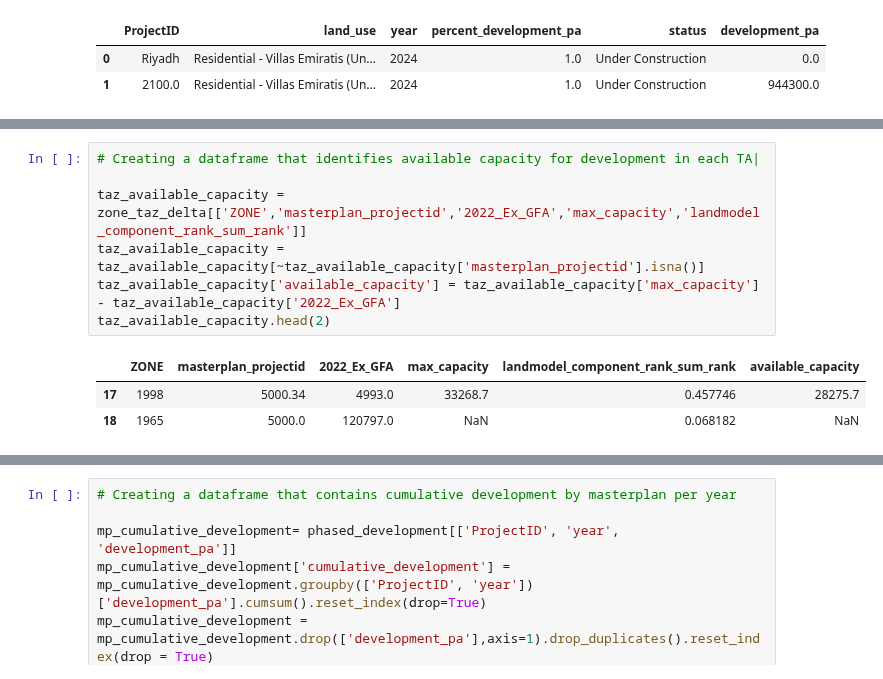
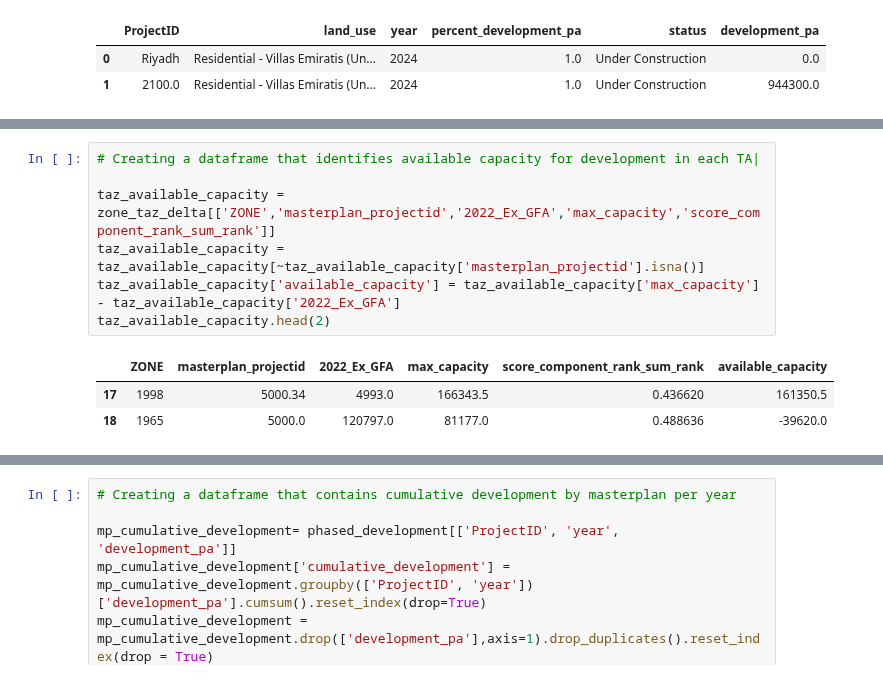
Before and after one commit to BuroHappoldLegacySoup/PlanCapitalLandModel, a Jupyter notebook: MP to TAZ Pipeline.ipynb, the cells around one changed output, grey strips where cells are left out. Drawn from its saved outputs; the diff is of its cells as text.

```diff
--- a/MP to TAZ Pipeline.ipynb
+++ b/MP to TAZ Pipeline.ipynb
@@ -97,14 +104,14 @@ See the caveats in the documentation: https://pandas.pydata.org/pandas-docs/stab
 # %%
 # Creating a dataframe that identifies available capacity for development in each TA|
 
-taz_available_capacity = zone_taz_delta[['ZONE','masterplan_projectid','2022_Ex_GFA','max_capacity','landmodel_component_rank_sum_rank']]
+taz_available_capacity = zone_taz_delta[['ZONE','masterplan_projectid','2022_Ex_GFA','max_capacity','score_component_rank_sum_rank']]
 taz_available_capacity = taz_available_capacity[~taz_available_capacity['masterplan_projectid'].isna()]
 taz_available_capacity['available_capacity'] = taz_available_capacity['max_capacity'] - taz_available_capacity['2022_Ex_GFA']
 taz_available_capacity.head(2)
 # %% [output]
-|  | ZONE | masterplan_projectid | 2022_Ex_GFA | max_capacity | landmodel_component_rank_sum_rank | available_capacity |
-| 17 | 1998 | 5000.34 | 4993.0 | 33268.7 | 0.457746 | 28275.7 |
-| 18 | 1965 | 5000.0 | 120797.0 | NaN | 0.068182 | NaN |
+|  | ZONE | masterplan_projectid | 2022_Ex_GFA | max_capacity | score_component_rank_sum_rank | available_capacity |
+| 17 | 1998 | 5000.34 | 4993.0 | 166343.5 | 0.436620 | 161350.5 |
+| 18 | 1965 | 5000.0 | 120797.0 | 81177.0 | 0.488636 | -39620.0 |
 # %%
 # Removing TAZs where there is no available capacity
 
```
Also changed, not shown: parts of 22 cells of this notebook, 1 other file.
